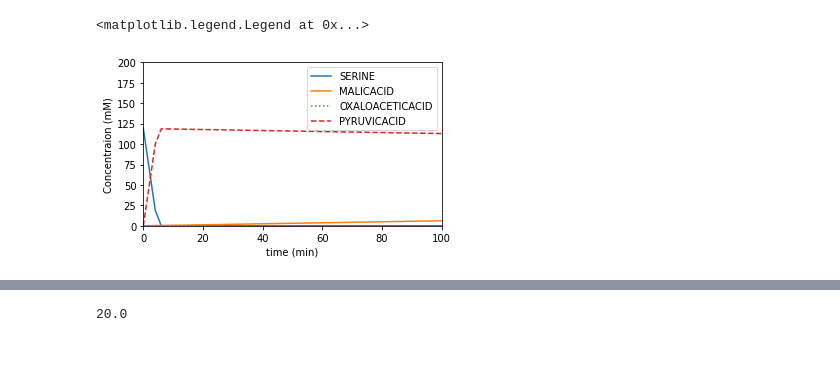
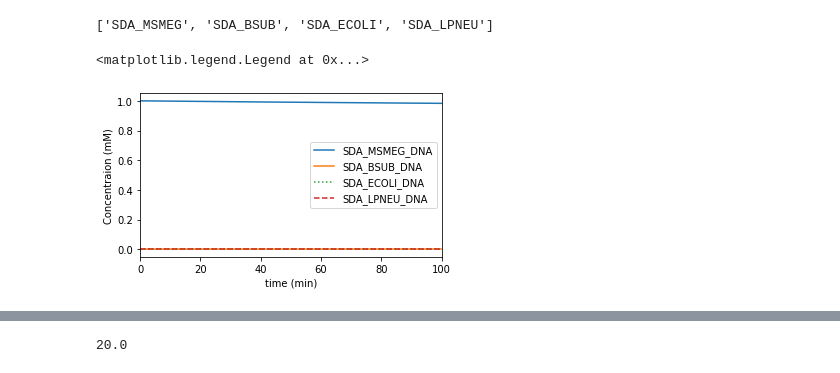
Before and after one commit to carothersresearch/ODBM, a Jupyter notebook: buildModelFromExcel.ipynb, the cells around one changed output, grey strips where cells are left out. Drawn from its saved outputs; the diff is of its cells as text; code cells hidden in the pictures.

```diff
--- a/buildModelFromExcel.ipynb
+++ b/buildModelFromExcel.ipynb
@@ -24,28 +24,33 @@ solubilities = {    'ATP' : 98.619,
                 }
 sol_fudge = 1/20
 solubilities = {k:v*sol_fudge for k,v in solubilities.items()}
+solubilities['Serine'] = min(solubilities.values())
 
 for k,v in solubilities.items():
     model_species.loc[model_species['Label'] == k,'StartingConc'] = v
 
-constant_species = ['ATP','NADH']
-# this kind of works
-for s in constant_species:
-    model_species.loc[model_species['Label'] == s,'Label'] = '$'+s
+# constant_species = ['ATP','NADH']
+# # this kind of works
+# for s in constant_species:
+#     model_species.loc[model_species['Label'] == s,'Label'] = '$'+s
 
 serine_mw = 105.09
 malate_mw = 134.0874
 # %%
 modelfile = 'Examples/multi_enzyme_model.txt'
-myModel = ModelBuilder(model_species, model_rxns.iloc[:12])
+myModel = ModelBuilder(model_species, model_rxns[:27])
 myModel.saveModel(modelfile)
 
 model = open(modelfile,'r').read()
 r  = te.loada(model)
 
-sdaV = list(map(lambda x:x.upper(),model_species[['Sda' in s for s in model_species['Label']]]['Label']))
-pcxV = list(map(lambda x:x.upper(),model_species[['PCX' in s for s in model_species['Label']]]['Label']))
-mdhV = list(map(lambda x:x.upper(),model_species[['Mdh' in s for s in model_species['Label']]]['Label']))
+sdaV = list(map(lambda x:x.upper(),model_species[['Sda' in s for s in model_species['Label']]]['Label']))[:4]
+pcxV = list(map(lambda x:x.upper(),model_species[['PCX' in s for s in model_species['Label']]]['Label']))[:4]
+mdhV = list(map(lambda x:x.upper(),model_species[['Mdh' in s for s in model_species['Label']]]['Label']))[:4]
+# %%
+sdaV
+# %% [output]
+['SDA_MSMEG', 'SDA_BSUB', 'SDA_ECOLI', 'SDA_LPNEU']
 # %%
 results_id = np.empty((len(sdaV), len(pcxV), len(mdhV)), dtype=int)
 results = []
@@ -54,22 +59,22 @@ count = 0
 for i,sda in enumerate(sdaV):
     for j,pcx in enumerate(pcxV):
         for k,mdh in enumerate(mdhV):
-            r['['+sda+']'] = enzymeInit['Sda']
-            r['['+pcx+']'] = enzymeInit['PCX']
-            r['['+mdh+']'] = enzymeInit['Mdh']
+            r['['+sda+'_DNA]'] = 1#enzymeInit['Sda']
+            r['['+pcx+'_DNA]'] = 1#enzymeInit['PCX']
+            r['['+mdh+'_DNA]'] = 1#enzymeInit['Mdh']
             results_id[i,j,k] = count
             results.append(r.simulate(0,120000,1000))
             r.reset()
             count += 1
 # %%
-sp = ['SERINE','MALICACID','OXALOACETICACID','PYRUVICACID']
+sp = list(map(lambda x:x.upper(),model_species[['Sda' in s for s in model_species['Label']]]['Label']))[4:]
 ls = [None, None, 'dotted','dashed']
 
 species_plot(myModel, results[0], sp, linestyles=ls)
 
 plt.xlim(0, 100)
-plt.ylim(0,200)
+#plt.ylim(0,200)
 plt.legend(sp)
 # %% [output]
 <matplotlib.legend.Legend at 0x...>
-[figure, old version]
+[figure, new version]
```
Also changed, not shown: parts of 6 cells of this notebook, 6 other files.
